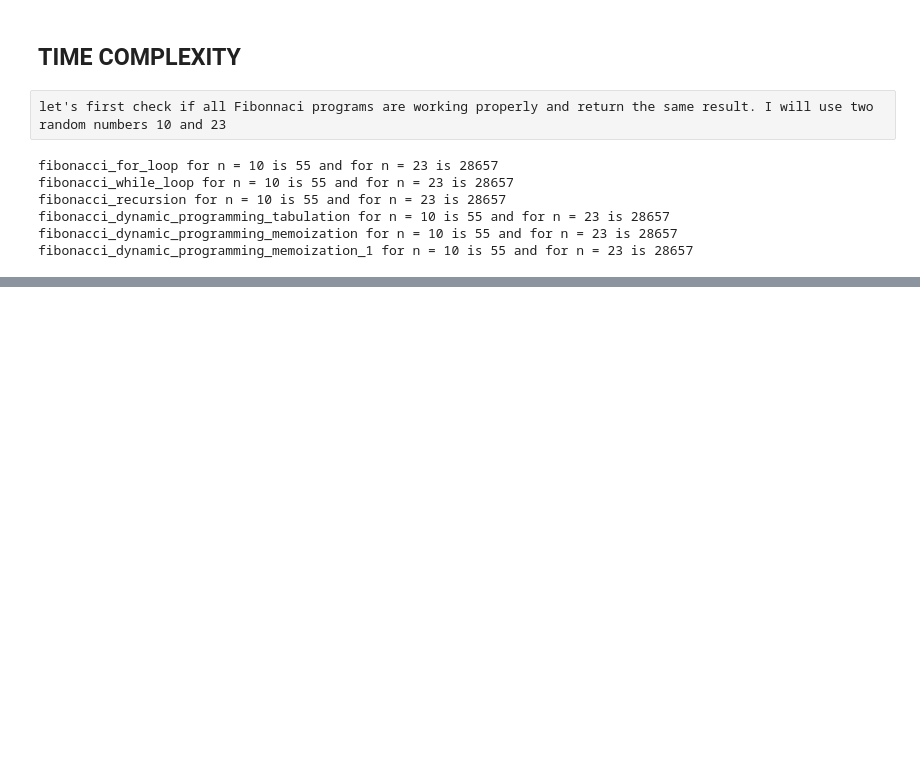
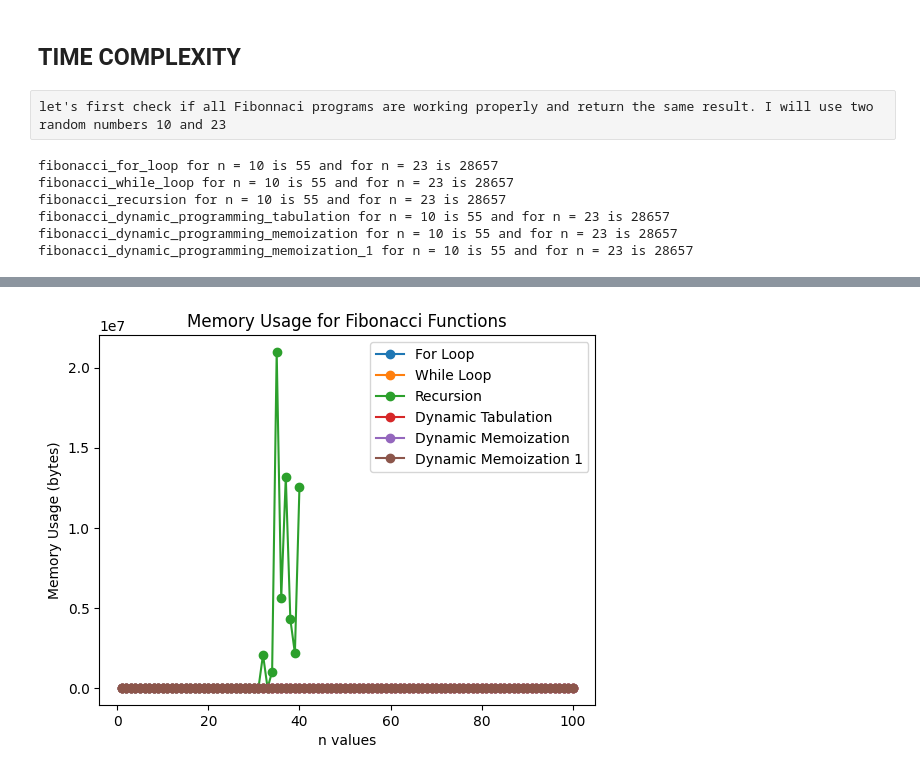
Before and after one commit to mArcinUci/project_time_complexity_dp_for_while_recur, a Jupyter notebook: time_complexity.ipynb, the cells around one changed output, grey strips where cells are left out. Drawn from its saved outputs; the diff is of its cells as text; code cells hidden in the pictures; blank space fills up the shorter version.

Commit message:
memory usage added

```diff
--- a/time_complexity.ipynb
+++ b/time_complexity.ipynb
@@ -239,0 +240,12 @@ plt.show()
+# %%
+n_values = list(range(100))
+
+# List to store memory usage for each function
+memory_usage_lists = {
+    "For Loop": [],
+    "While Loop": [],
+    "Recursion": [],
+    "Dynamic Tabulation": [],
+    "Dynamic Memoization": [],
+    "Dynamic Memoization 1": [],
+}
@@ -239,0 +295,12 @@ plt.show()
+# %%
+# Plot the results
+for func_name, memory_usage_list in memory_usage_lists.items():
+    plt.plot(n_values[:len(memory_usage_list)], memory_usage_list, marker='o', label=func_name)
+
+plt.xlabel('n values')
+plt.ylabel('Memory Usage (bytes)')
+plt.title('Memory Usage for Fibonacci Functions')
+plt.legend()
+plt.show()
+# %% [output]
+[figure, added]
```
Also changed, not shown: parts of 10 cells of this notebook.
